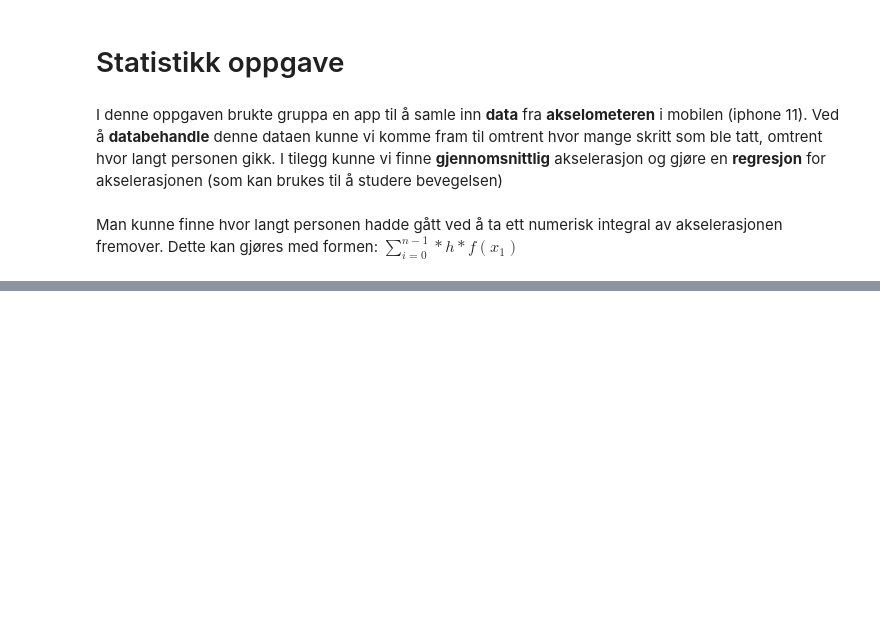
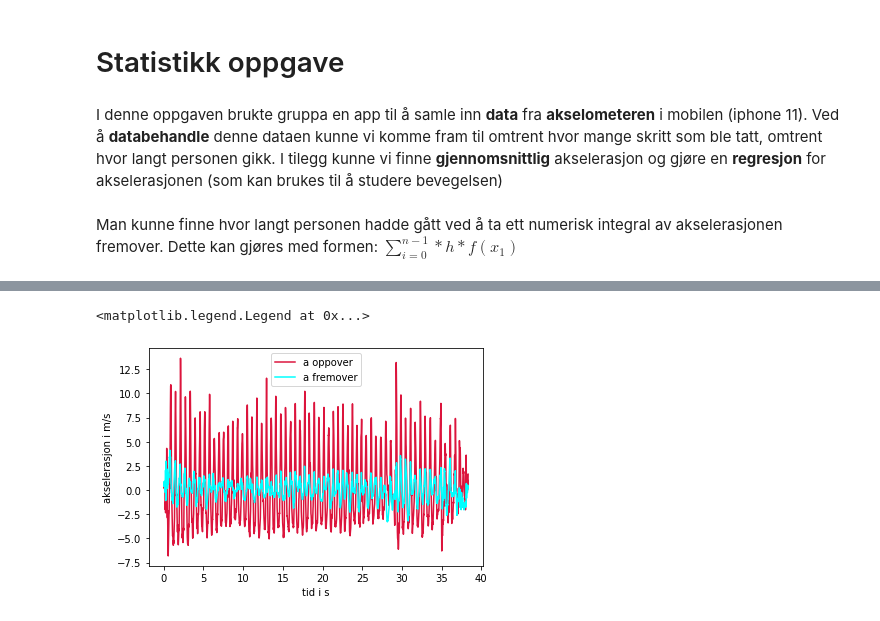
Before and after one commit to mattiastofte/promod, a Jupyter notebook: innleveringer/statistikk.ipynb, the cells around one changed output, grey strips where cells are left out. Cells and saved outputs as stored; diff of their text form; code cells hidden in the pictures; blank space fills up the shorter version.

```diff
--- a/innleveringer/statistikk.ipynb
+++ b/innleveringer/statistikk.ipynb
@@ -50,0 +22,78 @@ legend()
+# %%
+from pylab import *
+import numpy as np
+from scipy.optimize import curve_fit
+
+data = loadtxt('data.csv',skiprows=1,delimiter=",")
+# definerer variabelen data som datafilen data.csv
+# hopper over første linje med skiprows og setter "," som deler
+tid = data[:,0] # setter variabelen tid som en matrise av kolonne 0
+total_tid = list(tid)
+total_tid = tid[-1]
+a_z = data[:,3] # setter variabelen a_z som en matrise av kolonne 3
+a_y = data[:,2] # setter variabelen a_y som en matrise av kolonne 2
+
+# definerer en funksjon som kan beregne integraler med to matriser (aksene) som input.
+def integral(a,b):
+    A = 0
+    a = list(a)
+    b = list(b)
+    h = (b[-1]-b[0])/len(b)
+    for i in range(0,len(b)-1):
+        A += ((h*(a[i]+a[i+1]))/2)
+    return A
+
+def gjennomsnitt(a):
+    i = (1/len(a))*sum(a)
+    return i
+
+def standardavvik(a):
+    f = 0
+    snitt = gjennomsnitt(a)
+    for i in a:
+        f += (i-snitt)**2
+    f = (f*(1/len(a)))**0.5
+    return f
+
+def regresjon(x,A,b,phi,c): # funksjonsuttrykket som brukes til curve_fit
+    y = A*np.sin(b*x+phi)+c
+    return y
+
+def sinusoid(a,values): # funksjon for å printe ut grafen med "curve_fit" verdiene for A, c, phi, d
+    list(values)
+    A = values[0]
+    c = values[1]
+    phi = values[2]
+    d = values[3]
+    y = A*np.sin((c*a)+phi)+d
+    return y
+
+initial = (8.5, 3.3*np.pi, 2, 0)
+
+popt, pcov = curve_fit(regresjon, tid, a_z, initial)
+
+trigger = False # en bolean som brukes for å se "statusen" av om i > 2
+skritt = 0
+
+for i in a_z:
+    if i > 2:
+        if trigger == False: # hvis trigger ikke var sann fra før, gjør den sann
+            skritt += 1
+            trigger = True
+        else:
+            pass
+    elif i < 0:
+        trigger = False
+
+v = round(integral(a_y,tid),4)
+s = round(v*total_tid,4)
+print("statistikk av a_z (akselerasjon oppover)\ngjennomsnitt: ",round(gjennomsnitt(a_z),3),"+-",round(standardavvik(a_z),3))
+print("\npersonen tokk",skritt,"skritt")
+print("gjennom turen hadde han en gjennomsnittsfart på",v,"m/s")
+print("han gikk omtrent",s,"meter")
+plot(tid,a_z,color="crimson",label="a oppover")
+plot(tid,a_y,color="cyan",label="a fremover")
+ylabel("akselerasjon i m/s")
+xlabel("tid i s")
+legend()
+# %% [output]
@@ -50,0 +106,2 @@ legend()
+<matplotlib.legend.Legend at 0x...>
+[figure, added]
```
Also changed, not shown: parts of 4 cells of this notebook, 2 other files.
